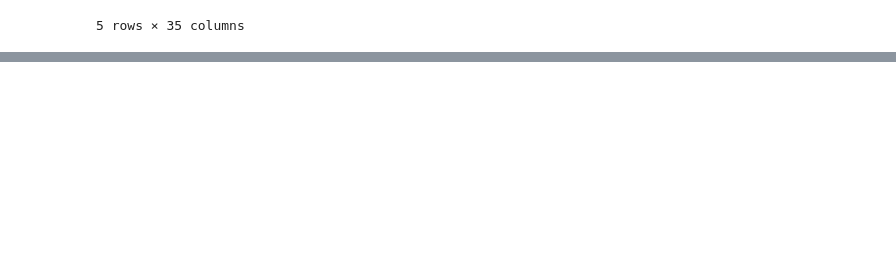
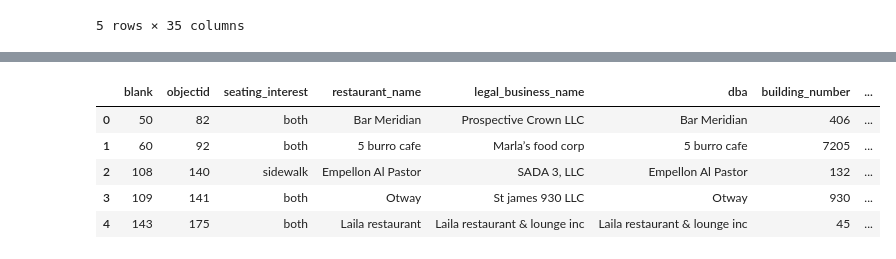
Before and after one commit to natyrrr/NYC-Restaurant-Analysis, a Jupyter notebook: covid_restaurant_data/nyc_open_data/phase_2_restaurant_opening_apps.ipynb, the cells around one changed output, grey strips where cells are left out. Saved outputs shown, nothing was run; the diff lists cells and outputs as text; code cells hidden in the pictures; blank space fills up the shorter version.

```diff
--- a/covid_restaurant_data/nyc_open_data/phase_2_restaurant_opening_apps.ipynb
+++ b/covid_restaurant_data/nyc_open_data/phase_2_restaurant_opening_apps.ipynb
@@ -23,0 +54,2 @@ applications_df.head()
+# %%
+query_mid="SELECT*FROM mid_income_open_restaurants"
@@ -23,0 +72,12 @@ applications_df.head()
+# %%
+# Mid Income.
+mid_income_open=pd.read_sql(query_mid,engine)
+# %%
+mid_income_open.head()
+# %% [output]
+|  | blank | objectid | seating_interest | restaurant_name | legal_business_name | dba | building_number | ... |
+| 0 | 50 | 82 | both | Bar Meridian | Prospective Crown LLC | Bar Meridian | 406 | ... |
+| 1 | 60 | 92 | both | 5 burro cafe | Marla’s food corp | 5 burro cafe | 7205 | ... |
+| 2 | 108 | 140 | sidewalk | Empellon Al Pastor | SADA 3, LLC | Empellon Al Pastor | 132 | ... |
+| 3 | 109 | 141 | both | Otway | St james 930 LLC | Otway | 930 | ... |
+| 4 | 143 | 175 | both | Laila restaurant | Laila restaurant & lounge inc | Laila restaurant & lounge inc | 45 | ... |
```
Also changed, not shown: parts of 19 cells of this notebook, 6 other files.
